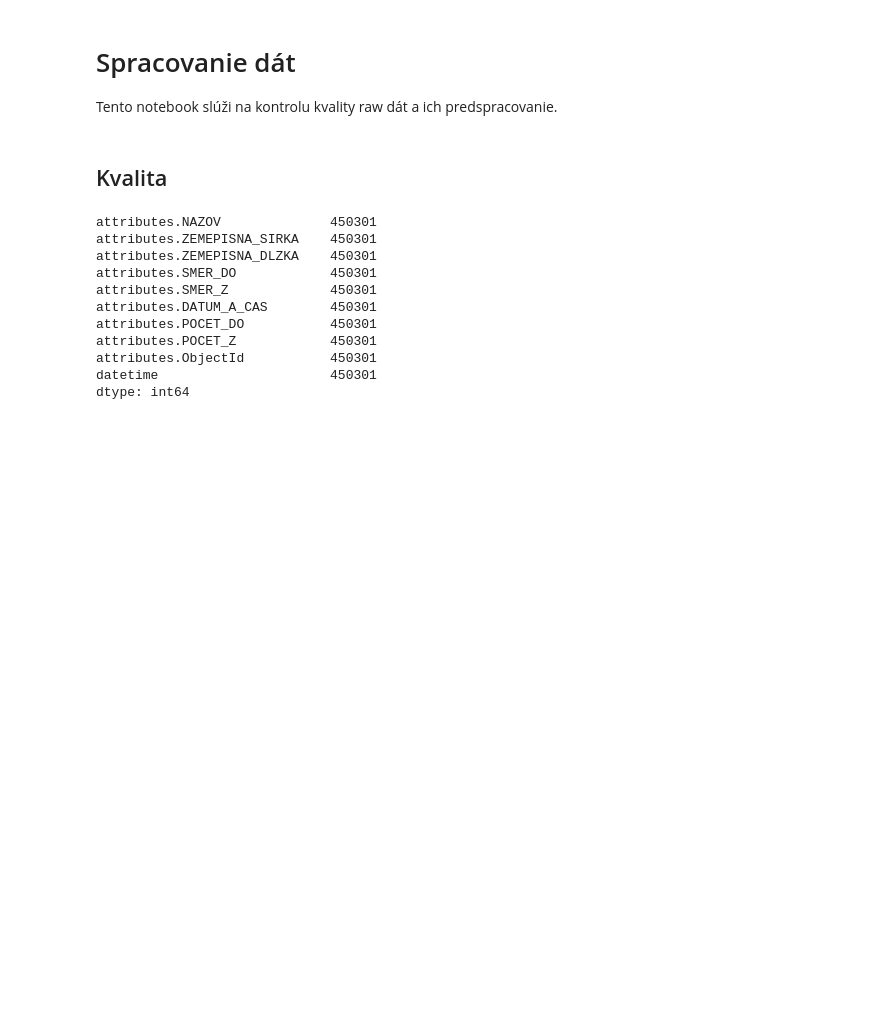
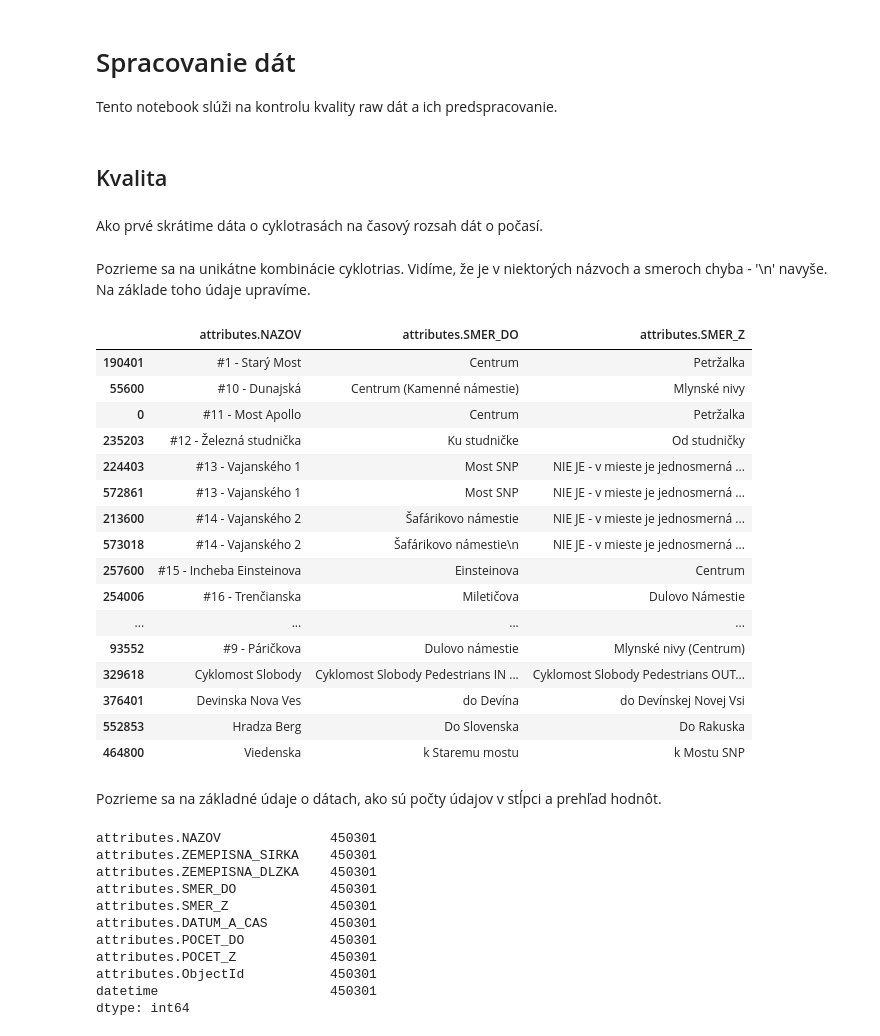
Before and after one commit to NataliaKrebesova/PriDav_BA_cycle_path_analysis, a Jupyter notebook: Code/spracovanie_dat.ipynb, the cells around one changed output. Cells and saved outputs as stored; diff of their text form; code cells hidden in the pictures; blank space fills up the shorter version.

```diff
--- a/Code/spracovanie_dat.ipynb
+++ b/Code/spracovanie_dat.ipynb
@@ -9,4 +10,6 @@ cycle_data_raw = pd.read_csv('../Data/cyklotrasy_data_bratislava_raw.csv')
 weather_data_raw = pd.read_csv('../Data/pocasie_data_raw.csv')
 # %% [markdown]
 ## Kvalita
+# %% [markdown]
+Ako prvé skrátime dáta o cyklotrasách na časový rozsah dát o počasí.
 # %%
@@ -25,3 +27,31 @@ cycle_data_raw = cycle_data_raw[
         weather_data_raw["date"].max() + pd.Timedelta(days=0.9999)
     )
 ].copy()
+# %% [markdown]
+Pozrieme sa na unikátne kombinácie cyklotrias. Vidíme, že je v niektorých názvoch a smeroch chyba - '\n' navyše. Na základe toho údaje upravíme.
+# %%
+distinct_combinations = (
+    cycle_data_raw[["attributes.NAZOV", "attributes.SMER_DO", "attributes.SMER_Z"]]
+    .drop_duplicates()
+    .sort_values(["attributes.NAZOV", "attributes.SMER_DO", "attributes.SMER_Z"])
+)
+
+display(distinct_combinations.sort_values(by=["attributes.NAZOV", "attributes.SMER_DO", "attributes.SMER_Z"]))
+# %% [output]
+|  | attributes.NAZOV | attributes.SMER_DO | attributes.SMER_Z |
+| 190401 | #1 - Starý Most | Centrum | Petržalka |
+| 55600 | #10 - Dunajská | Centrum (Kamenné námestie) | Mlynské nivy |
+| 0 | #11 - Most Apollo | Centrum | Petržalka |
+| 235203 | #12 - Železná studnička | Ku studničke | Od studničky |
+| 224403 | #13 - Vajanského 1 | Most SNP | NIE JE - v mieste je jednosmerná ... |
+| 572861 | #13 - Vajanského 1 | Most SNP | NIE JE - v mieste je jednosmerná ... |
+| 213600 | #14 - Vajanského 2 | Šafárikovo námestie | NIE JE - v mieste je jednosmerná ... |
+| 573018 | #14 - Vajanského 2 | Šafárikovo námestie\n | NIE JE - v mieste je jednosmerná ... |
+| 257600 | #15 - Incheba Einsteinova | Einsteinova | Centrum |
+| 254006 | #16 - Trenčianska | Miletičova | Dulovo Námestie |
+| ... | ... | ... | ... |
+| 93552 | #9 - Páričkova | Dulovo námestie | Mlynské nivy (Centrum) |
+| 329618 | Cyklomost Slobody | Cyklomost Slobody Pedestrians IN ... | Cyklomost Slobody Pedestrians OUT... |
+| 376401 | Devinska Nova Ves | do Devína | do Devínskej Novej Vsi |
+| 552853 | Hradza Berg | Do Slovenska | Do Rakuska |
+| 464800 | Viedenska | k Staremu mostu | k Mostu SNP |
@@ -28,3 +62,5 @@ cycle_data_raw = cycle_data_raw[
+# %% [markdown]
+Pozrieme sa na základné údaje o dátach, ako sú počty údajov v stĺpci a prehľad hodnôt.
 # %%
 display(cycle_data_raw.count())
 display(weather_data_raw.count())
```
Also changed, not shown: parts of 19 cells of this notebook, 1 other file.
